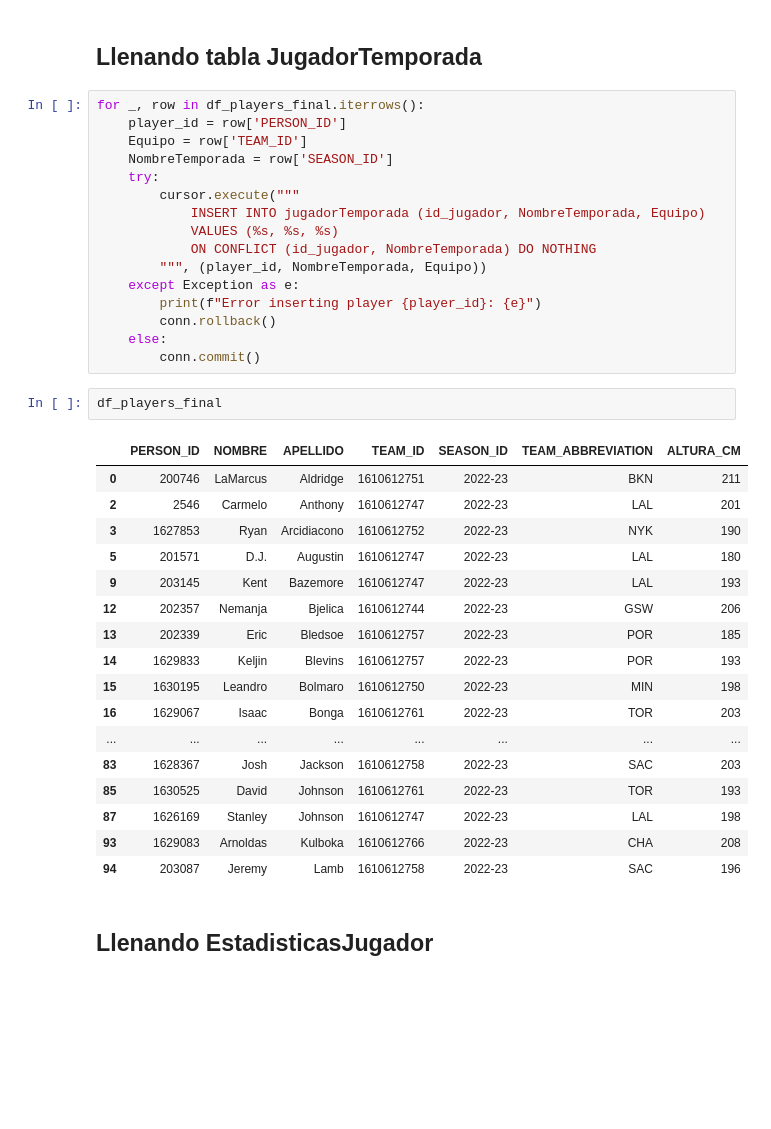
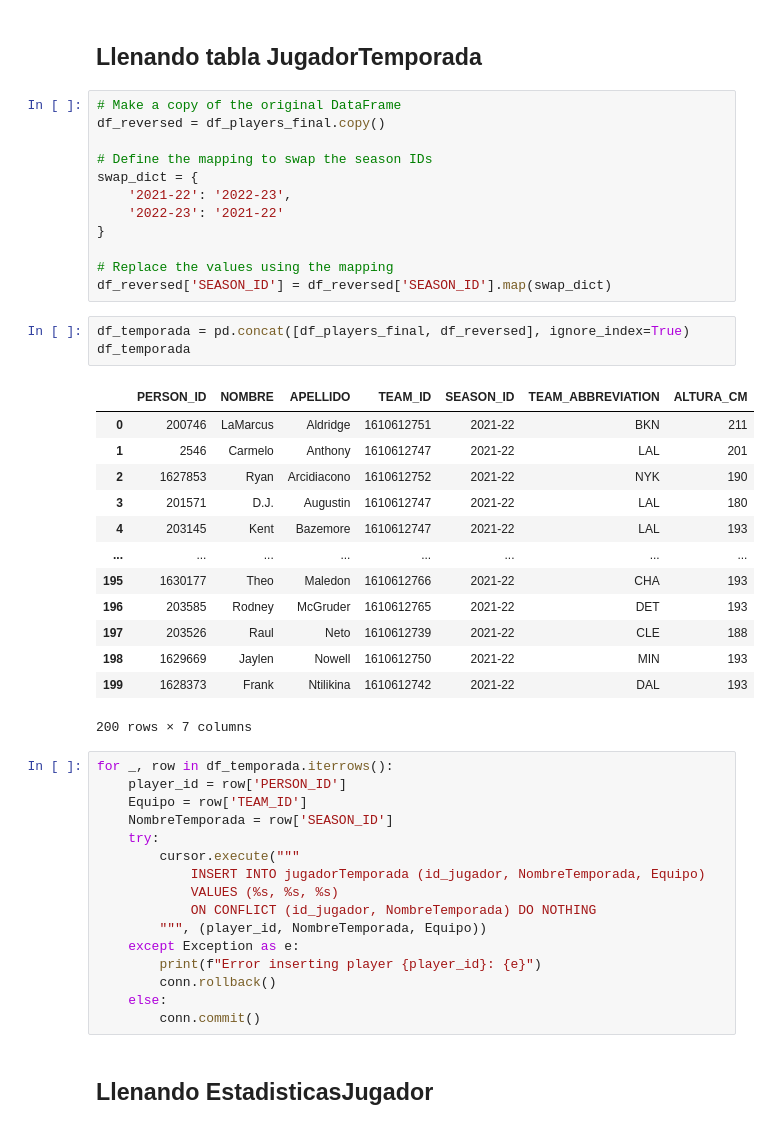
Before and after one commit to LuisHiram99/nba_app, a Jupyter notebook: datos_tablas/db.ipynb, the cells around one changed output. Drawn from its saved outputs; the diff is of its cells as text; blank space fills up the shorter version.

```diff
--- a/datos_tablas/db.ipynb
+++ b/datos_tablas/db.ipynb
@@ -322,42 +308,51 @@ for _, row in df_players_final.iterrows():
         conn.commit()
 # %% [markdown]
 ## Llenando tabla JugadorTemporada
-# %%
-for _, row in df_players_final.iterrows():
-    player_id = row['PERSON_ID']
-    Equipo = row['TEAM_ID']
-    NombreTemporada = row['SEASON_ID']
-    try:
-        cursor.execute("""
-            INSERT INTO jugadorTemporada (id_jugador, NombreTemporada, Equipo)
-            VALUES (%s, %s, %s)
-            ON CONFLICT (id_jugador, NombreTemporada) DO NOTHING
-        """, (player_id, NombreTemporada, Equipo))
-    except Exception as e:
-        print(f"Error inserting player {player_id}: {e}")
-        conn.rollback()
-    else:
-        conn.commit()
 # %%
-df_players_final
+# Make a copy of the original DataFrame
+df_reversed = df_players_final.copy()
+
+# Define the mapping to swap the season IDs
+swap_dict = {
+    '2021-22': '2022-23',
+    '2022-23': '2021-22'
+}
+
+# Replace the values using the mapping
+df_reversed['SEASON_ID'] = df_reversed['SEASON_ID'].map(swap_dict)
-# %% [output]
-|  | PERSON_ID | NOMBRE | APELLIDO | TEAM_ID | SEASON_ID | TEAM_ABBREVIATION | ALTURA_CM |
-| 0 | 200746 | LaMarcus | Aldridge | 1610612751 | 2022-23 | BKN | 211 |
-| 2 | 2546 | Carmelo | Anthony | 1610612747 | 2022-23 | LAL | 201 |
-| 3 | 1627853 | Ryan | Arcidiacono | 1610612752 | 2022-23 | NYK | 190 |
-| 5 | 201571 | D.J. | Augustin | 1610612747 | 2022-23 | LAL | 180 |
-| 9 | 203145 | Kent | Bazemore | 1610612747 | 2022-23 | LAL | 193 |
-| 12 | 202357 | Nemanja | Bjelica | 1610612744 | 2022-23 | GSW | 206 |
-| 13 | 202339 | Eric | Bledsoe | 1610612757 | 2022-23 | POR | 185 |
-| 14 | 1629833 | Keljin | Blevins | 1610612757 | 2022-23 | POR | 193 |
-| 15 | 1630195 | Leandro | Bolmaro | 1610612750 | 2022-23 | MIN | 198 |
-| 16 | 1629067 | Isaac | Bonga | 1610612761 | 2022-23 | TOR | 203 |
-| ... | ... | ... | ... | ... | ... | ... | ... |
-| 83 | 1628367 | Josh | Jackson | 1610612758 | 2022-23 | SAC | 203 |
-| 85 | 1630525 | David | Johnson | 1610612761 | 2022-23 | TOR | 193 |
-| 87 | 1626169 | Stanley | Johnson | 1610612747 | 2022-23 | LAL | 198 |
-| 93 | 1629083 | Arnoldas | Kulboka | 1610612766 | 2022-23 | CHA | 208 |
-| 94 | 203087 | Jeremy | Lamb | 1610612758 | 2022-23 | SAC | 196 |
+# %%
+df_temporada = pd.concat([df_players_final, df_reversed], ignore_index=True)
+df_temporada
+# %% [output]
+|  | PERSON_ID | NOMBRE | APELLIDO | TEAM_ID | SEASON_ID | TEAM_ABBREVIATION | ALTURA_CM |
+| 0 | 200746 | LaMarcus | Aldridge | 1610612751 | 2021-22 | BKN | 211 |
+| 1 | 2546 | Carmelo | Anthony | 1610612747 | 2021-22 | LAL | 201 |
+| 2 | 1627853 | Ryan | Arcidiacono | 1610612752 | 2021-22 | NYK | 190 |
+| 3 | 201571 | D.J. | Augustin | 1610612747 | 2021-22 | LAL | 180 |
+| 4 | 203145 | Kent | Bazemore | 1610612747 | 2021-22 | LAL | 193 |
+| ... | ... | ... | ... | ... | ... | ... | ... |
+| 195 | 1630177 | Theo | Maledon | 1610612766 | 2021-22 | CHA | 193 |
+| 196 | 203585 | Rodney | McGruder | 1610612765 | 2021-22 | DET | 193 |
+| 197 | 203526 | Raul | Neto | 1610612739 | 2021-22 | CLE | 188 |
+| 198 | 1629669 | Jaylen | Nowell | 1610612750 | 2021-22 | MIN | 193 |
+| 199 | 1628373 | Frank | Ntilikina | 1610612742 | 2021-22 | DAL | 193 |
+200 rows × 7 columns
+# %%
+for _, row in df_temporada.iterrows():
+    player_id = row['PERSON_ID']
+    Equipo = row['TEAM_ID']
+    NombreTemporada = row['SEASON_ID']
+    try:
+        cursor.execute("""
+            INSERT INTO jugadorTemporada (id_jugador, NombreTemporada, Equipo)
+            VALUES (%s, %s, %s)
+            ON CONFLICT (id_jugador, NombreTemporada) DO NOTHING
+        """, (player_id, NombreTemporada, Equipo))
+    except Exception as e:
+        print(f"Error inserting player {player_id}: {e}")
+        conn.rollback()
+    else:
+        conn.commit()
 # %% [markdown]
 ## Llenando EstadisticasJugador
 # %%
```
Also changed, not shown: parts of 21 cells of this notebook.
